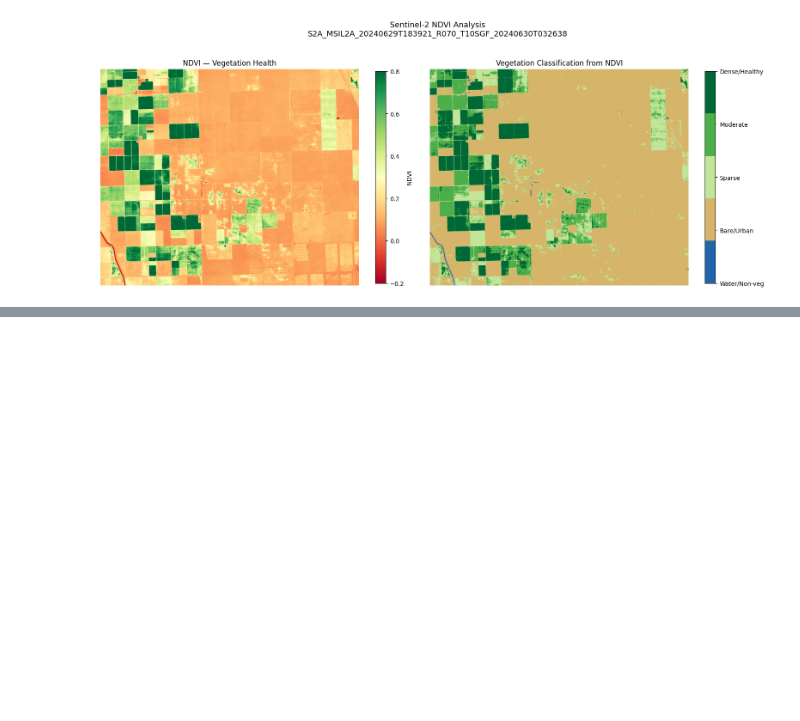
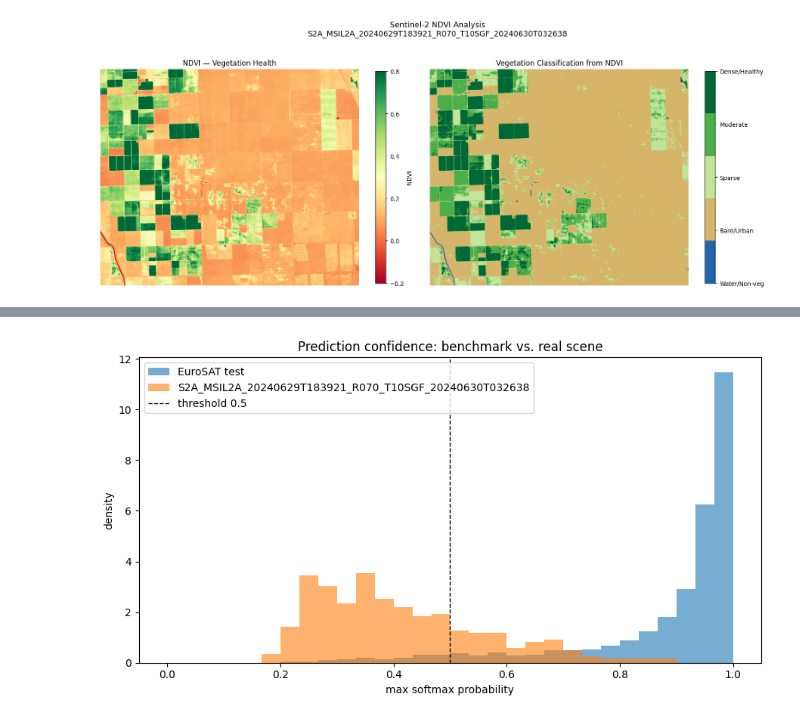
Before and after one commit to adityakher/eoml, a Jupyter notebook: notebooks/walkthrough.ipynb, the cells around one changed output, grey strips where cells are left out. Drawn from its saved outputs; the diff is of its cells as text; code cells hidden in the pictures; blank space fills up the shorter version.

```diff
--- a/notebooks/walkthrough.ipynb
+++ b/notebooks/walkthrough.ipynb
@@ -183,0 +218,11 @@ Vegetated fraction (NDVI >= 0.2): 29%
+# %%
+_, _, eurosat_conf = train.predict(
+    model, dataloaders["test"], device, preprocess, return_confidence=True
+)
+
+viz.plot_confidence_histogram(
+    eurosat_conf, confidence, threshold=0.5,
+    reference_label="EuroSAT test", scene_label=item.id,
+);
+# %% [output]
+[figure, added]
```
Also changed, not shown: parts of 22 cells of this notebook, 8 other files.
